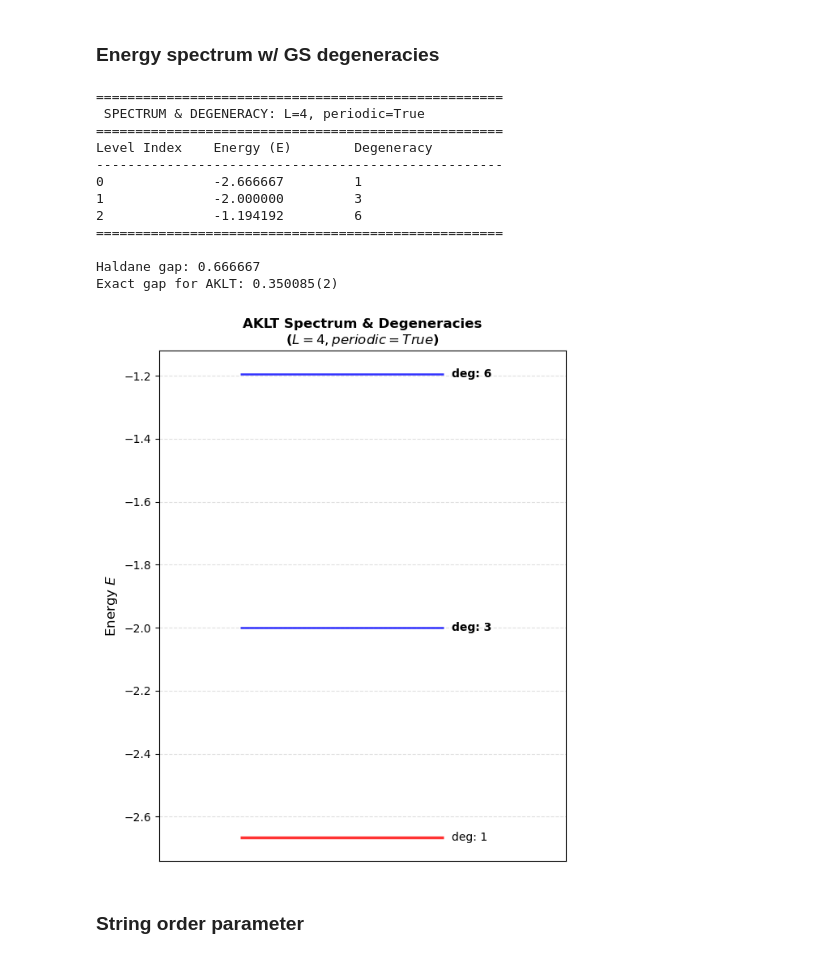
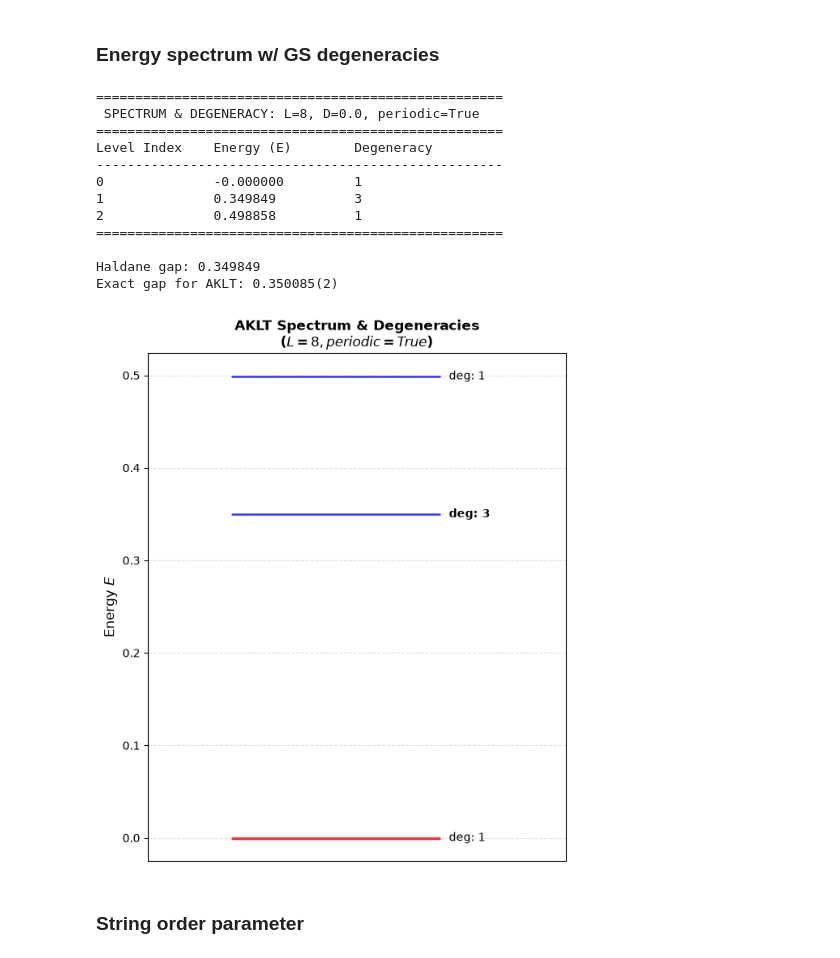
Before and after one commit to tszchun-work/quantum-spin-chain-ED, a Jupyter notebook: ED_AKLT/ED_AKLT.ipynb, the cells around one changed output. Cells and saved outputs as stored; diff of their text form; code cells hidden in the pictures.

```diff
--- a/ED_AKLT/ED_AKLT.ipynb
+++ b/ED_AKLT/ED_AKLT.ipynb
@@ -56,3 +59,6 @@ def AKLT_hamiltonian(L, periodic=True):
         H += (1/3)*Id + (1/2)*(H_c + H_q1 + H_q2) + (1/6)*(H_c + H_q1 + H_q2) @ (H_c + H_q1 + H_q2) # AKLT Hamiltonian term
 
     return H
+# %%
+H = AKLT_hamiltonian(2, True)
+H.toarray()
@@ -123,18 +140,25 @@ with h5py.File(filename, "r") as f:
+# %%
+# The same throughout the notebook
+D_values = np.round(np.arange(0.0, 2.1, 0.1), 1) + 0.0
+k = 5
+filename = "ED_AKLT_data.h5"
 # %%
-L = 12
-periodic = True
-num_levels = 10
+L_values = [4, 6, 8]
+periodic_values = [True, False]
 
-"""Uncomment when you want to generate and save new data. This will overwrite existing data for the same L and g values."""
-H = AKLT_hamiltonian(L=L, periodic=periodic)
-energies, states = spla.eigsh(H, k=num_levels, which='SA')
+# Compute and save data
+for L in L_values:
+    for D in D_values:
+        for periodic in periodic_values:
+            D = round(D, 1)
+            H = AKLT_hamiltonian(L=L, D=D, periodic=periodic)
+            energies, states = spla.eigsh(H, k=k, which='SA')
 
-# Sort the energies and states
-sort_indices = np.argsort(energies)
-energies = energies[sort_indices]
-states = states[:, sort_indices]
+            # Sort the energies and states
+            sort_indices = np.argsort(energies)
+            energies = energies[sort_indices]
+            states = states[:, sort_indices]
 
-filename = "ED_AKLT_data.h5"
-save_AKLT_data(filename=filename, L=L, periodic=periodic, energies=energies, states=states)
-print(f"Saved data for L={L}, periodic={periodic} to {filename}")
+            save_AKLT_data(filename=filename, L=L, D=D, periodic=periodic, energies=energies, states=states)
+            print(f"Saved data for L={L}, D={D} periodic={periodic}")
 # %% [output]
@@ -142,12 +182,12 @@ Saved data for L=12, periodic=True to ED_AKLT_data.h5
 # %% [markdown]
 ### Energy spectrum w/ GS degeneracies
 # %%
-def plot_AKLT_spectrum(filename, L, periodic, atol=1e-5):
+def plot_AKLT_spectrum(filename, L, D, periodic, atol=1e-5):
     """
     Loads eigenvalues from HDF5, calculates the degeneracy of each energy level,
     prints a summary, and plots the spectrum with degeneracy counts.
     """
-    group_path = f"L_{L}/periodic_{periodic}"
+    group_path = f"L_{L}/D_{D}/periodic_{periodic}"
 
     with h5py.File(filename, "r") as f:
         if group_path not in f:
@@ -173,7 +213,7 @@ def plot_AKLT_spectrum(filename, L, periodic, atol=1e-5):
 
     # --- Print Summary Table ---
     print(f"\n====================================================")
-    print(f" SPECTRUM & DEGENERACY: L={L}, periodic={periodic}")
+    print(f" SPECTRUM & DEGENERACY: L={L}, D={D}, periodic={periodic}")
     print(f"====================================================")
     print(f"{'Level Index':<15}{'Energy (E)':<18}{'Degeneracy':<10}")
     print(f"----------------------------------------------------")
@@ -188,40 +228,40 @@ def plot_AKLT_spectrum(filename, L, periodic, atol=1e-5):
     plt.figure(figsize=(6, 7))
 
     # Plot unique levels and label their degeneracies
     for E, deg in zip(unique_energies, degeneracies):
         # Ground state in red, excited states in blue
         color = 'red' if E == unique_energies[0] else 'blue'
         lw = 2.5 if E == unique_energies[0] else 1.8
 
         plt.hlines(E, xmin=0.2, xmax=0.7, colors=color, linewidth=lw, alpha=0.8)
 
         # Add text label for degeneracy to the right of each line
         plt.text(0.72, E, f"deg: {deg}", verticalalignment='center', fontsize=10,
                  fontweight='bold' if deg > 1 else 'normal')
 
     plt.ylabel("Energy $E$", fontsize=12)
     plt.xlim(0, 1.0)
     plt.xticks([])  # Strip X ticks since it's a 1D vertical energy alignment
     plt.title(f"AKLT Spectrum & Degeneracies\n($L={L}, periodic={periodic}$)", fontsize=12, fontweight='bold')
     plt.grid(axis='y', linestyle='--', alpha=0.4)
     plt.tight_layout()
     plt.show()
 
-plot_AKLT_spectrum("ED_AKLT_data.h5", L=4, periodic=True, atol=1e-5)
+plot_AKLT_spectrum("ED_AKLT_data.h5", L=8, D=0.0, periodic=True, atol=1e-5)
 # %% [output]
 ====================================================
- SPECTRUM & DEGENERACY: L=4, periodic=True
+ SPECTRUM & DEGENERACY: L=8, D=0.0, periodic=True
 ====================================================
 Level Index    Energy (E)        Degeneracy
 ----------------------------------------------------
-0              -2.666667         1
-1              -2.000000         3
-2              -1.194192         6
+0              -0.000000         1
+1              0.349849          3
+2              0.498858          1
 ====================================================
 
-Haldane gap: 0.666667
+Haldane gap: 0.349849
 Exact gap for AKLT: 0.350085(2)
-[figure, old version]
+[figure, new version]
 # %% [markdown]
 ### String order parameter
 # %% [markdown]
```
Also changed, not shown: parts of 21 cells of this notebook.
